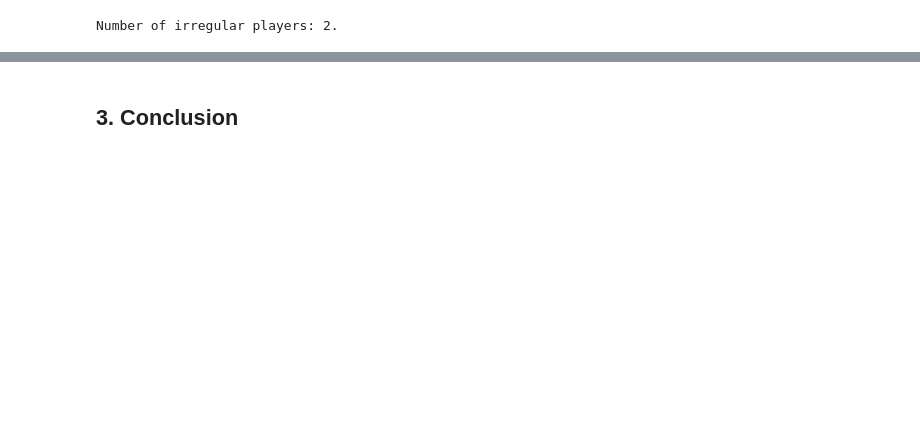
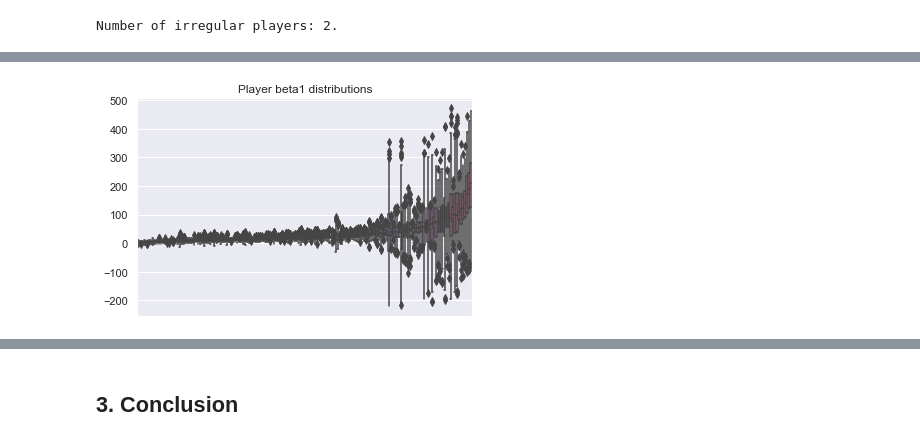
Before and after one commit to percy-xu/DataFest2022, a Jupyter notebook: taconic_parkway.ipynb, the cells around one changed output, grey strips where cells are left out. Drawn from its saved outputs; the diff is of its cells as text; code cells hidden in the pictures; blank space fills up the shorter version.

```diff
--- a/taconic_parkway.ipynb
+++ b/taconic_parkway.ipynb
@@ -543,0 +334,2 @@ We want to run a simple linear regression on each individual player. The y-varia
+# %%
+df_beta1 = pd.read_csv("player_beta1.csv")
@@ -543,0 +347,7 @@ We want to run a simple linear regression on each individual player. The y-varia
+# %%
+ranked_idx = list(df_beta1.mean(axis=0).sort_values().index)
+# %%
+sns.boxplot(data=df_beta1[ranked_idx]).set(xticklabels=[])
+plt.title("Player beta1 distributions");
+# %% [output]
+[figure, added]
```
Also changed, not shown: parts of 47 cells of this notebook.
